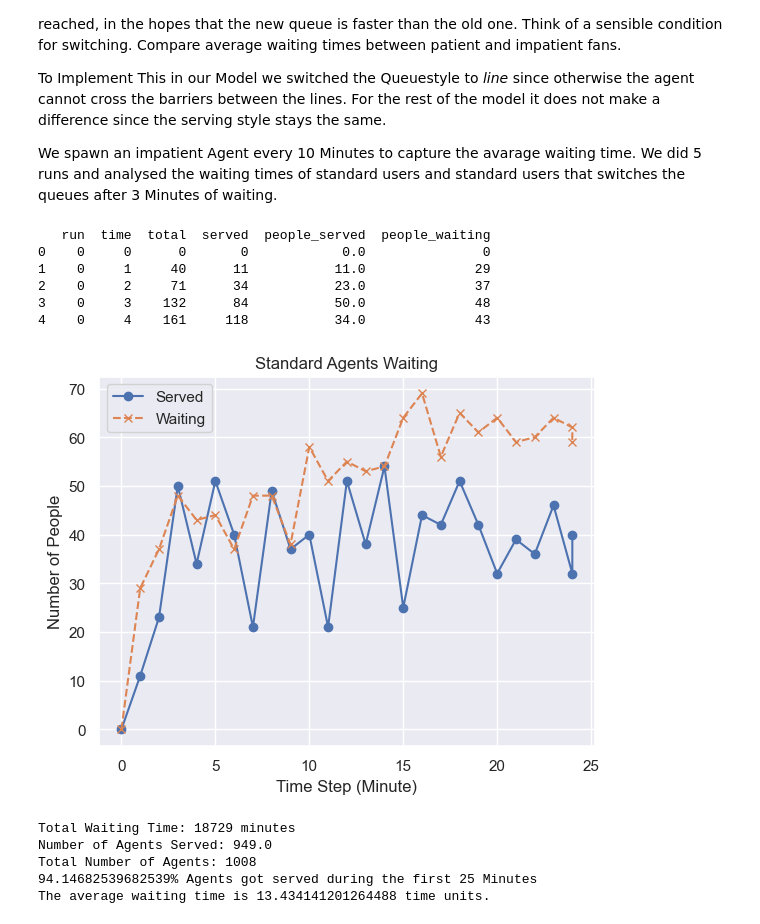
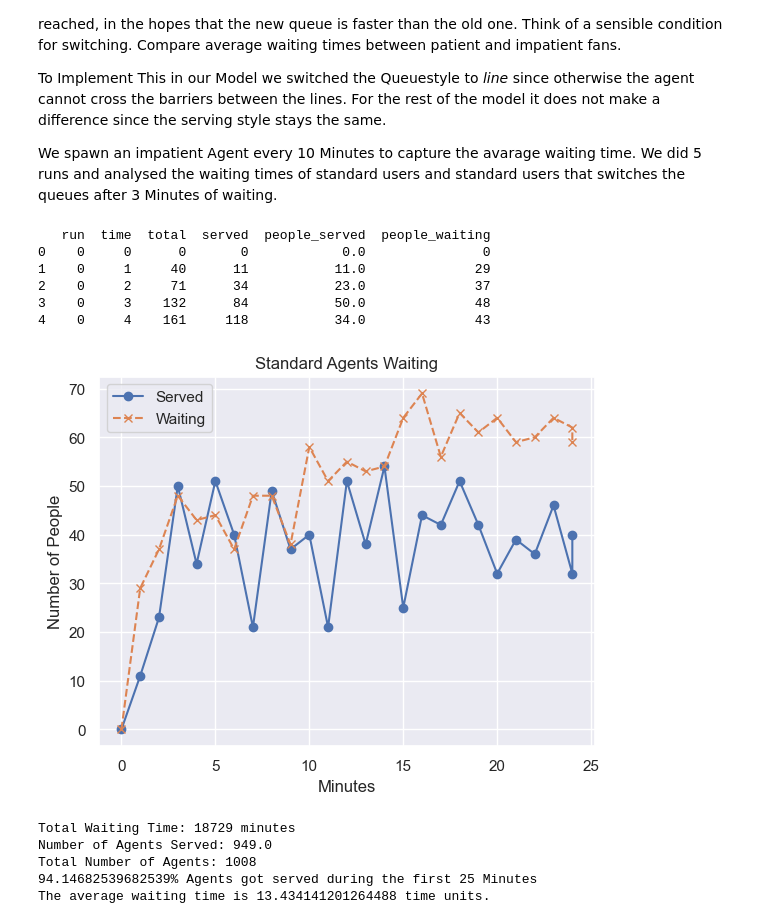
Before and after one commit to lukasthekid/modeling-simulation, a Jupyter notebook: football_stadium_task_2_and_5/task2-5.ipynb, the cells around one changed output. Drawn from its saved outputs; the diff is of its cells as text; code cells hidden in the pictures.

```diff
--- a/task2-5.ipynb
+++ b/football_stadium_task_2_and_5/task2-5.ipynb
@@ -107,7 +107,7 @@ print(df.head())
 plt.plot(df['time'], df['people_served'], marker='o', linestyle='-', label='Served')
 plt.plot(df['time'], df['people_waiting'], marker='x', linestyle='--', label='Waiting')
 plt.title('Standard Agents Waiting')
-plt.xlabel('Time Step (Minute)')
+plt.xlabel('Minutes')
 plt.ylabel('Number of People')
 plt.legend()
 plt.show()
@@ -118,34 +118,34 @@ total_waiting_time = (df['people_waiting'] * df['time']).sum()
 # Calculate the number of agents served
 num_agents_served = df['people_served'].sum()
 
 # Calculate the expected waiting time
 expected_waiting_time = total_waiting_time / num_agents_served
 
 print(f"Total Waiting Time: {total_waiting_time} minutes")
 print(f"Number of Agents Served: {num_agents_served}")
 print(f"Total Number of Agents: {df['total'].max()}")
 print(f"{(num_agents_served/df['total'].max()) * 100 }% Agents got served during the first 25 Minutes")
 
 
 
 # Calculate the waiting time for each time step
 df['waiting_time'] = df['time'] * df['people_served']
 
 # Calculate the total waiting time
 total_waiting_time = df['waiting_time'].sum()
 
 # Calculate the average waiting time
 average_waiting_time = total_waiting_time / df['people_served'].sum()
 
 print(f"The average waiting time is {average_waiting_time} time units.")
 # %% [output]
    run  time  total  served  people_served  people_waiting
 0    0     0      0       0            0.0               0
 1    0     1     40      11           11.0              29
 2    0     2     71      34           23.0              37
 3    0     3    132      84           50.0              48
 4    0     4    161     118           34.0              43
-[figure, old version]
+[figure, new version]
 Total Waiting Time: 18729 minutes
 Number of Agents Served: 949.0
 Total Number of Agents: 1008
```
Also changed, not shown: parts of 1 cell of this notebook, 22 other files.
